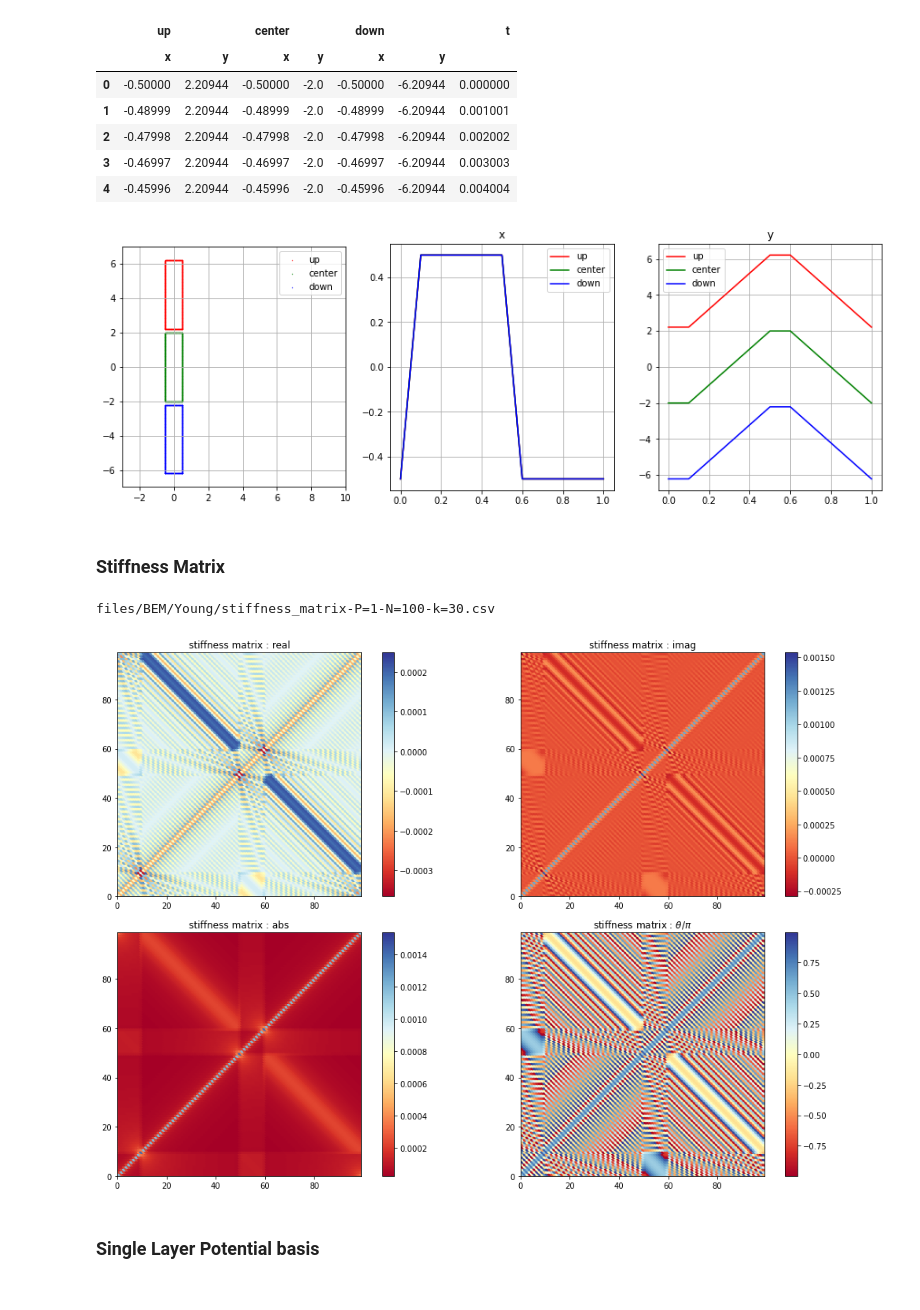
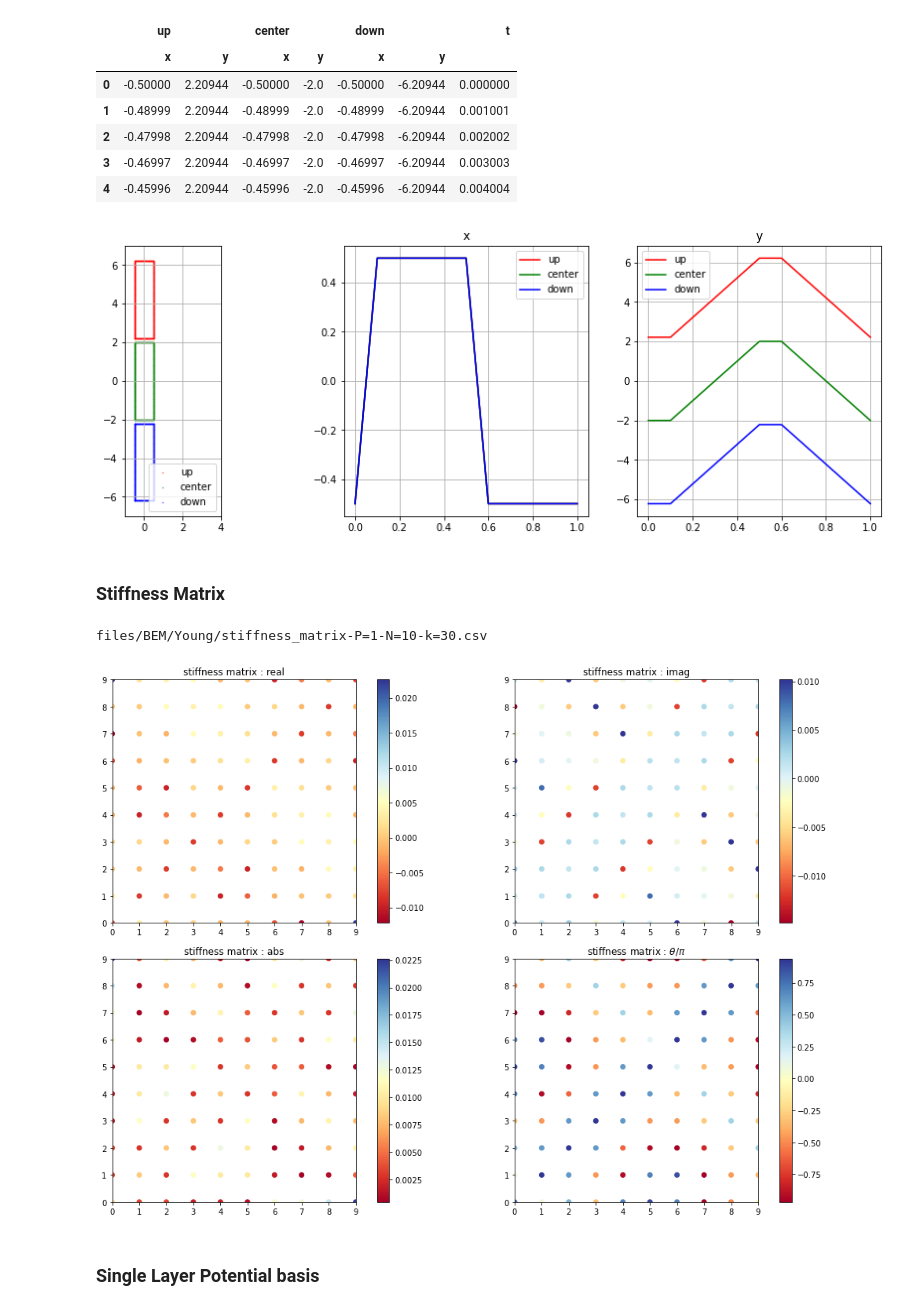
Before and after one commit to EliaStocco/Bspline, a Jupyter notebook: python/BEM-Young-2.ipynb, the cells around one changed output. Saved outputs shown, nothing was run; the diff lists cells and outputs as text; code cells hidden in the pictures.

```diff
--- a/python/BEM-Young-2.ipynb
+++ b/python/BEM-Young-2.ipynb
@@ -131,7 +131,7 @@ sh = Bs.shape(1,2)
 
 #defiisco i knot vector
 P=1 #polinomial degree
-N=100 #base caridnality
+N=10 #base caridnality
 xminBs = 0.0
 xmaxBs = 1.0
 
@@ -292,36 +292,36 @@ plt.title("y")
 
 plt.show()
 # %% [output]
-[figure, old version]
+[figure, new version]
 # %% [markdown]
 ### Stiffness Matrix
 # %%
 READ = True
-SAVE = False
+SAVE = True
 
 #names = ["up","center","down"]
 opts = {"print":True,"N":[6],"ready_sm_BEM":True,"return_both":False}
 #sm = [None,None,None]
 
 #for b,n,i in zip(bs,names,[0,1,2]):
 
 file = file_dir+"stiffness_matrix-"+ suffixPNK+".csv"
 file_png = file_dir+"stiffness_matrix-"+suffixPNK +".png"
 
 print(file)
 
 if os.path.exists(file) and READ == True :
     sm = bs.load("sm-BEM",file)
 else :
     sm = bs.stiffness_matrix_BEM(k=wavevector,opts=opts)
 
     if SAVE == True :
         bs.save("sm-BEM",file)
 
 plot_matrix(sm,file_png)
 # %% [output]
-files/BEM/Young/stiffness_matrix-P=1-N=100-k=30.csv
+files/BEM/Young/stiffness_matrix-P=1-N=10-k=30.csv
-[figure, old version]
+[figure, new version]
 # %% [markdown]
 ### Single Layer Potential basis
 # %%
```
Also changed, not shown: parts of 7 cells of this notebook, 9 other files.
